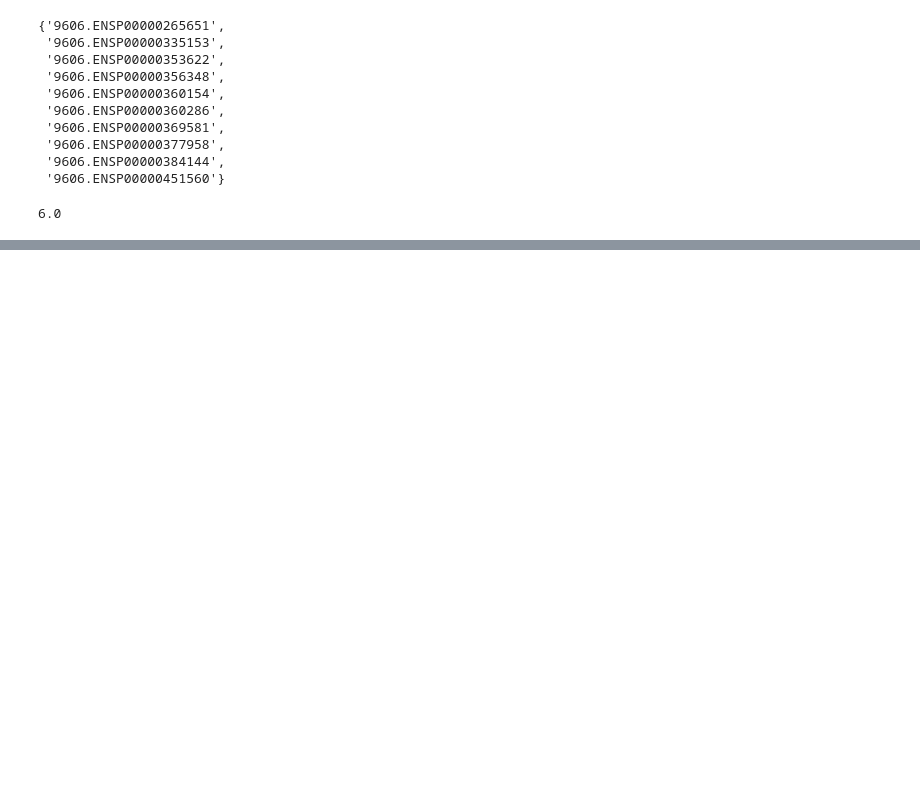
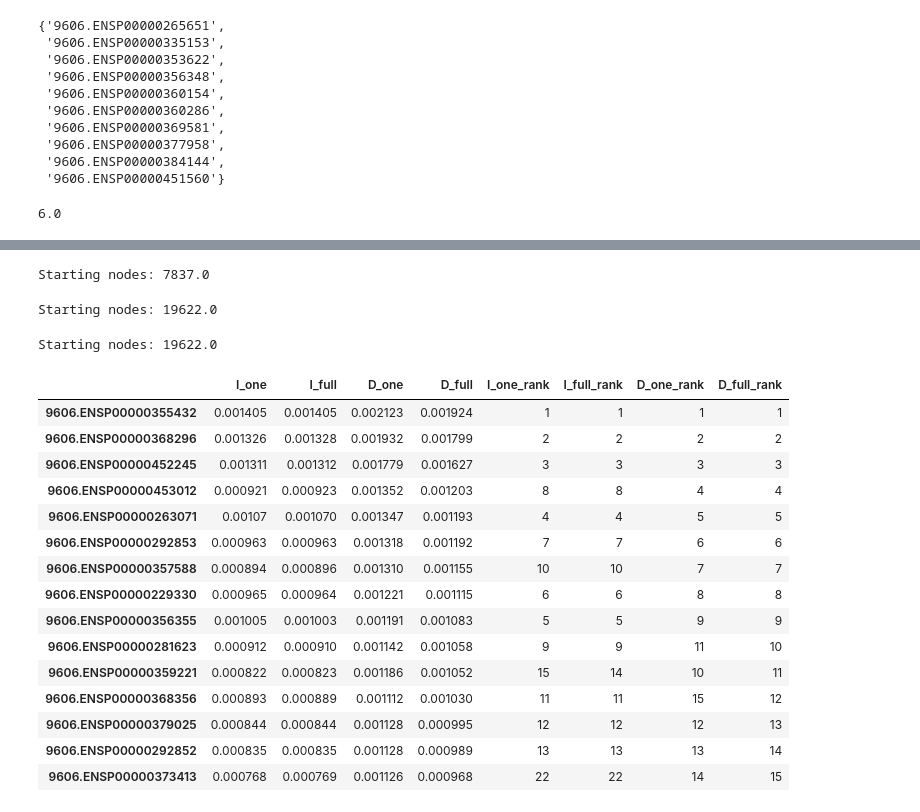
Before and after one commit to tim-stocker/viral_interact, a Jupyter notebook: Notebooks/rvfv.ipynb, the cells around one changed output, grey strips where cells are left out. Drawn from its saved outputs; the diff is of its cells as text; code cells hidden in the pictures; blank space fills up the shorter version.

```diff
--- a/Notebooks/rvfv.ipynb
+++ b/Notebooks/rvfv.ipynb
@@ -205,0 +197,70 @@ TypeError: save() takes 1 positional argument but 2 were given
+# %%
+# D tilde and one-step network
+
+s_array_one, network_one, network_list_one = select_network_subset(s_array, w_sparse_matrix.tocsr(), 1)
+y_array_one = calculate_scores(s_array_one, network_one, network_list_one, d_or_i='D', alpha=0.5)
+
+prot_scores_D_one = sort_filter_scores(y_array_one, network_list_one, rvfv_interactor_list)
+# %% [output]
+Starting nodes: 7837.0
+# %%
+# I and full network
+
+s_array_one, network_one, network_list_one = select_network_subset(s_array, w_sparse_matrix.tocsr(), 3)
+y_array_one = calculate_scores(s_array_one, network_one, network_list_one, d_or_i='I', alpha=0.5)
+
+prot_scores_I_full = sort_filter_scores(y_array_one, network_list_one, rvfv_interactor_list)
+# %% [output]
+Starting nodes: 19622.0
+# %%
+# D tilde and full network
+
+s_array_one, network_one, network_list_one = select_network_subset(s_array, w_sparse_matrix.tocsr(), 3)
+y_array_one = calculate_scores(s_array_one, network_one, network_list_one, d_or_i='D', alpha=0.5)
+
+prot_scores_D_full = sort_filter_scores(y_array_one, network_list_one, rvfv_interactor_list)
+# %% [output]
+Starting nodes: 19622.0
+# %%
+# Add scores to dataframe
+
+scores_df = pd.DataFrame(index=[p for _,p in prot_scores_I_one], columns=["I_one"])
+
+scores = [
+    (prot_scores_I_one, 'I_one'),
+    (prot_scores_I_full, 'I_full'),
+    (prot_scores_D_one, 'D_one'),
+    (prot_scores_D_full, 'D_full'),
+]
+
+for prot_scores, column_name in scores:
+    for s, p in prot_scores:
+        scores_df.loc[p, column_name] = s
+# %%
+# Add rank columns for each run
+
+rank_columns = ['I_one', 'I_full', 'D_one', 'D_full']
+
+for col in rank_columns:
+    scores_df = scores_df.sort_values(col, ascending=False)
+    scores_df[f'{col}_rank'] = list(range(1, len(scores_df) + 1))
+# %%
+scores_df = scores_df.sort_values('D_full', ascending=False)
+scores_df[:15]
+# %% [output]
+|  | I_one | I_full | D_one | D_full | I_one_rank | I_full_rank | D_one_rank | D_full_rank |
+| 9606.ENSP00000355432 | 0.001405 | 0.001405 | 0.002123 | 0.001924 | 1 | 1 | 1 | 1 |
+| 9606.ENSP00000368296 | 0.001326 | 0.001328 | 0.001932 | 0.001799 | 2 | 2 | 2 | 2 |
+| 9606.ENSP00000452245 | 0.001311 | 0.001312 | 0.001779 | 0.001627 | 3 | 3 | 3 | 3 |
+| 9606.ENSP00000453012 | 0.000921 | 0.000923 | 0.001352 | 0.001203 | 8 | 8 | 4 | 4 |
+| 9606.ENSP00000263071 | 0.00107 | 0.001070 | 0.001347 | 0.001193 | 4 | 4 | 5 | 5 |
+| 9606.ENSP00000292853 | 0.000963 | 0.000963 | 0.001318 | 0.001192 | 7 | 7 | 6 | 6 |
+| 9606.ENSP00000357588 | 0.000894 | 0.000896 | 0.001310 | 0.001155 | 10 | 10 | 7 | 7 |
+| 9606.ENSP00000229330 | 0.000965 | 0.000964 | 0.001221 | 0.001115 | 6 | 6 | 8 | 8 |
+| 9606.ENSP00000356355 | 0.001005 | 0.001003 | 0.001191 | 0.001083 | 5 | 5 | 9 | 9 |
+| 9606.ENSP00000281623 | 0.000912 | 0.000910 | 0.001142 | 0.001058 | 9 | 9 | 11 | 10 |
+| 9606.ENSP00000359221 | 0.000822 | 0.000823 | 0.001186 | 0.001052 | 15 | 14 | 10 | 11 |
+| 9606.ENSP00000368356 | 0.000893 | 0.000889 | 0.001112 | 0.001030 | 11 | 11 | 15 | 12 |
+| 9606.ENSP00000379025 | 0.000844 | 0.000844 | 0.001128 | 0.000995 | 12 | 12 | 12 | 13 |
+| 9606.ENSP00000292852 | 0.000835 | 0.000835 | 0.001128 | 0.000989 | 13 | 13 | 13 | 14 |
+| 9606.ENSP00000373413 | 0.000768 | 0.000769 | 0.001126 | 0.000968 | 22 | 22 | 14 | 15 |
```
Also changed, not shown: parts of 21 cells of this notebook, 1 other file.
